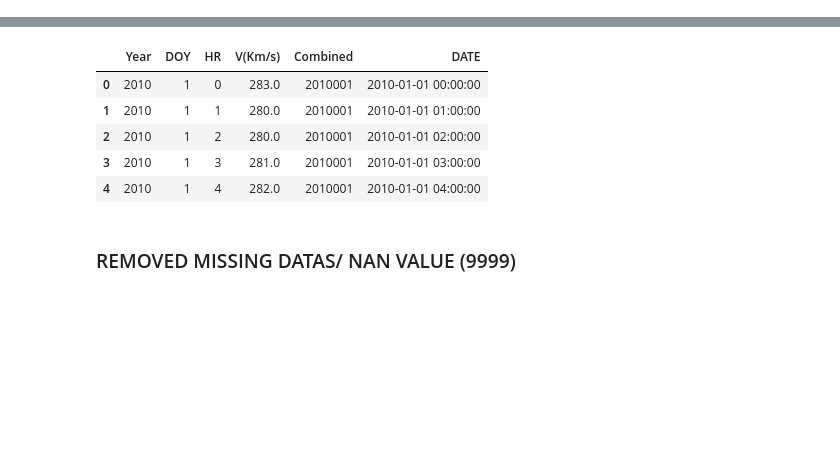
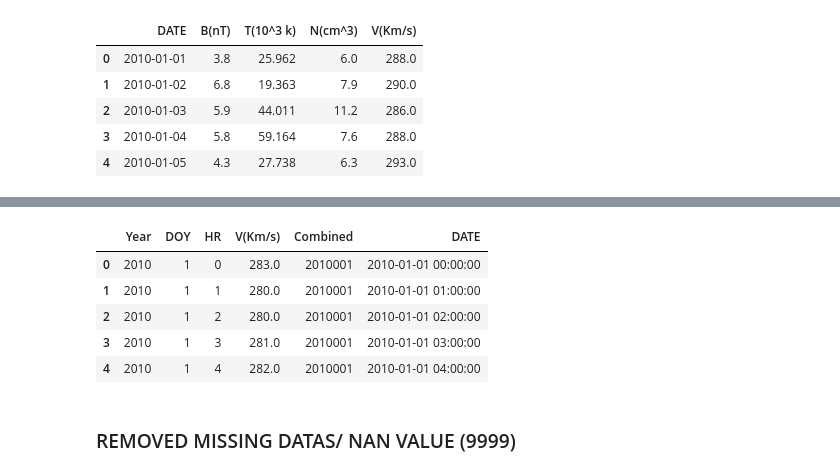
Before and after one commit to Abrahamalowonle/HSS-SpeedNet-Model, a Jupyter notebook: SW_Processing/Solar_wind_Processing.ipynb, the cells around one changed output, grey strips where cells are left out. Saved outputs shown, nothing was run; the diff lists cells and outputs as text; code cells hidden in the pictures; blank space fills up the shorter version.

```diff
--- a/SW_Processing/SW_Standard_Deviation_Figure_2.ipynb
+++ b/SW_Processing/Solar_wind_Processing.ipynb
@@ -6,0 +43,2 @@ from astropy.io import ascii
+# %%
+Solar_wind = pd.read_csv("Omniwind_csv.csv")
@@ -6,0 +56,15 @@ from astropy.io import ascii
+# %%
+Solar_wind["T(10^3 k)"] = Solar_wind['T(k)']/1000
+# SWEPAM['Ind_DOY'] = range(1, len(SWEPAM) + 1)
+Solar_wind["Combined"] = Solar_wind["Year"]*1000 + Solar_wind["DOY"]
+Solar_wind["DATE"] = pd.to_datetime(Solar_wind["Combined"], format = "%Y%j")
+Solar_wind["N(cm^3)"] = Solar_wind['n(cm^-3)']
+Solar_wind= Solar_wind[['DATE','B(nT)','T(10^3 k)', 'N(cm^3)', 'V(Km/s)']]
+Solar_wind.head()
+# %% [output]
+|  | DATE | B(nT) | T(10^3 k) | N(cm^3) | V(Km/s) |
+| 0 | 2010-01-01 | 3.8 | 25.962 | 6.0 | 288.0 |
+| 1 | 2010-01-02 | 6.8 | 19.363 | 7.9 | 290.0 |
+| 2 | 2010-01-03 | 5.9 | 44.011 | 11.2 | 286.0 |
+| 3 | 2010-01-04 | 5.8 | 59.164 | 7.6 | 288.0 |
+| 4 | 2010-01-05 | 4.3 | 27.738 | 6.3 | 293.0 |
```
Also changed, not shown: parts of 17 cells of this notebook, 7 other files.
